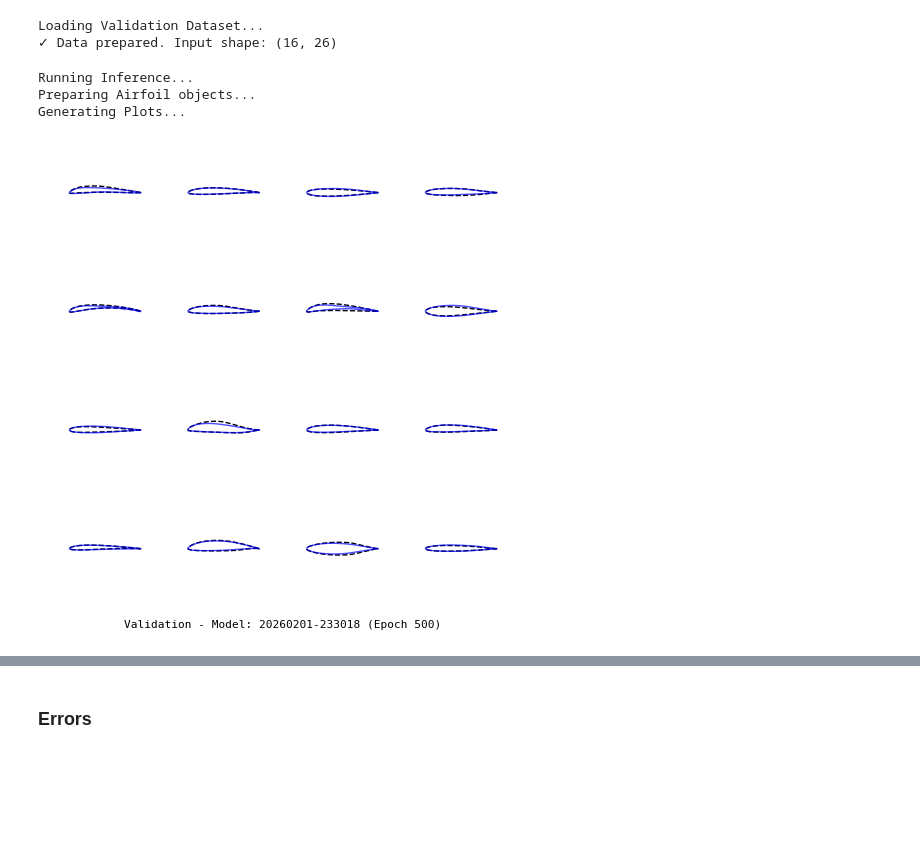
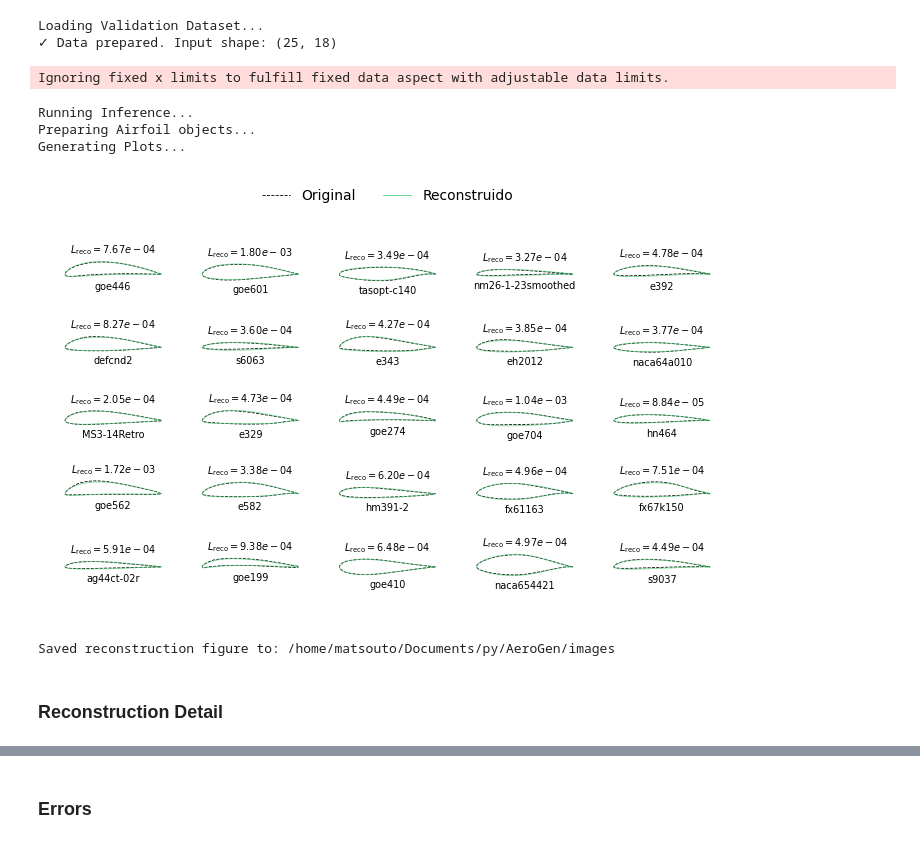
Before and after one commit to matsouto/Generative_airfoil_models, a Jupyter notebook: notebook/validation/vae_validation.ipynb, the cells around one changed output, grey strips where cells are left out. Saved outputs shown, nothing was run; the diff lists cells and outputs as text; code cells hidden in the pictures; blank space fills up the shorter version.

Commit message:
plotting and graphics

```diff
--- a/notebook/validation/vae_validation.ipynb
+++ b/notebook/validation/vae_validation.ipynb
@@ -62,25 +60,25 @@ To enable the following instructions: AVX2 FMA, in other operations, rebuild Ten
 # ============================================================================
 
 # 1. The timestamp folder name in models/cstvae/
-RUN_ID = "20260201-233018"
+RUN_ID = "20260516-232746"
 
 # 2. The specific epoch number to load
-EPOCH = 500
+EPOCH = 100
 
 # 3. Model Hyperparameters (Must match what was used in training)
-NPV = 12
-LATENT_DIM = 16
+NPV = 8
+LATENT_DIM = 10
 
 # 4. Number of airfoils to plot during validation
-AIRFOILS_TO_PLOT = 16
+AIRFOILS_TO_PLOT = 25
 
 # Paths
 BASE_DIR = Path(proj_path) # Project Root
 MODELS_DIR = BASE_DIR / "models" / "cstvae" / RUN_ID
 WEIGHTS_PATH = MODELS_DIR / "weights" / f"vae_weights_epoch_{EPOCH}.weights.h5"
 SCALER_PATH = MODELS_DIR / "scaler" / "scaler.pkl"
-TRAIN_DATA_PATH = BASE_DIR / "data" / "processed" / "train_kulfan_dataset_75.json"
-DATA_PATH = BASE_DIR / "data" / "processed" / "val_kulfan_dataset_75.json"
+TRAIN_DATA_PATH = BASE_DIR / "data" / "processed" / "train_kulfan_dataset_8.json"
+DATA_PATH = BASE_DIR / "data" / "processed" / "val_kulfan_dataset_8.json"
 
 print(f"Loading model from: {RUN_ID}")
 print(f"Weights file: {WEIGHTS_PATH}")
@@ -141,19 +138,24 @@ raw_vectors = val_sample["kulfan_parameters"].apply(
 
 # 5. Normalize
 raw_tensor = tf.convert_to_tensor(raw_vectors, dtype=tf.float32)
-weights_raw = raw_tensor[:, :24]
-params_raw = raw_tensor[:, 24:]
+weights_raw = raw_tensor[:, : 2 * NPV]
+params_raw = raw_tensor[:, 2 * NPV :]
 input_normalized = scaler.transform(weights_raw, params_raw)
 
 print(f"✓ Data prepared. Input shape: {input_normalized.shape}")
 # %% [output]
 Loading Validation Dataset...
-✓ Data prepared. Input shape: (16, 26)
+✓ Data prepared. Input shape: (25, 18)
 # %%
 # 1. Run Inference (Reconstruction)
 print("Running Inference...")
 # training=False removes stochastic noise for validation
 pred_weights_norm, pred_params_norm = vae(input_normalized, training=False)
+pred_weights_norm_flat = tf.reshape(pred_weights_norm, [tf.shape(pred_weights_norm)[0], -1])
+pred_normalized = tf.concat([pred_weights_norm_flat, pred_params_norm], axis=1)
+reconstruction_losses = tf.reduce_mean(
+    tf.square(input_normalized - pred_normalized), axis=1
+).numpy()
 
 # 2. Denormalize Predictions
 pred_weights, pred_params = scaler.inverse_transform(
@@ -162,40 +164,57 @@ pred_weights, pred_params = scaler.inverse_transform(
 )
 
 # 3. Generate Coordinates via CST Layer
+pred_weights_t = tf.reshape(tf.convert_to_tensor(pred_weights, dtype=tf.float32), [-1, 2, NPV])
+pred_params_t = tf.convert_to_tensor(pred_params, dtype=tf.float32)
 pred_coords = vae.decoder.cst_transform(
-    tf.convert_to_tensor(pred_weights, dtype=tf.float32),
-    tf.convert_to_tensor(pred_params, dtype=tf.float32)
+    pred_weights_t,
+    pred_params_t
 ).numpy()
 
 # 4. Prepare Airfoil Objects for the Plotter
 print("Preparing Airfoil objects...")
 
 # List A: Original Ground Truth Airfoils (created in Cell 4)
 # (Assuming 'validation_airfoils' list was created in Cell 4 logic,
 #  if not, we recreate it here from the dataframe sample)
 original_airfoils_objs = [
     Airfoil(coordinates=row["coordinates"], name=row["airfoil_name"])
     for _, row in val_sample.iterrows()
 ]
+profile_labels = [af.name or f"Profile {i + 1}" for i, af in enumerate(original_airfoils_objs)]
 
 # List B: Reconstructed Airfoils from VAE
 reconstructed_airfoils_objs = []
 for coords in pred_coords:
     # We assign a generic name or copy the original name for reference
     reconstructed_airfoils_objs.append(Airfoil(coordinates=coords, name="VAE Reco"))
 
 # 5. Call Your Custom Plot Function
 print("Generating Plots...")
+images_dir = BASE_DIR / "images"
 plot_original_and_reconstruction(
     original_airfoils_objs,       # Ground Truth
     reconstructed_airfoils_objs,  # VAE Output
-    text_label=f"Validation - Model: {RUN_ID} (Epoch {EPOCH})",
-    save_path=None,               # Set to None to strictly show in notebook
-    filename=None,
+    text_label=None,
+    figsize=(7, 7),
+    scale=1.05,
+    linewidth=0.6,
+    save_path=images_dir,
+    filename=f"vae_validation_reconstruction_{RUN_ID}_epoch_{EPOCH}.png",
+    dpi=300,
+    color_reconstruction="#4ccd77",
+    profile_labels=profile_labels,
+    reconstruction_losses=reconstruction_losses,
+    show_legend=True,
     show=True                     # Force show in notebook
 )
+print(f"Saved reconstruction figure to: {images_dir}")
 # %% [output]
-Running Inference...
-Preparing Airfoil objects...
-Generating Plots...
+Ignoring fixed x limits to fulfill fixed data aspect with adjustable data limits.
+Running Inference...
+Preparing Airfoil objects...
+Generating Plots...
-[figure, old version]
+[figure, new version]
+Saved reconstruction figure to: /home/matsouto/Documents/py/AeroGen/images
+# %% [markdown]
+### Reconstruction Detail
```
Also changed, not shown: parts of 34 cells of this notebook, 3 other files.
